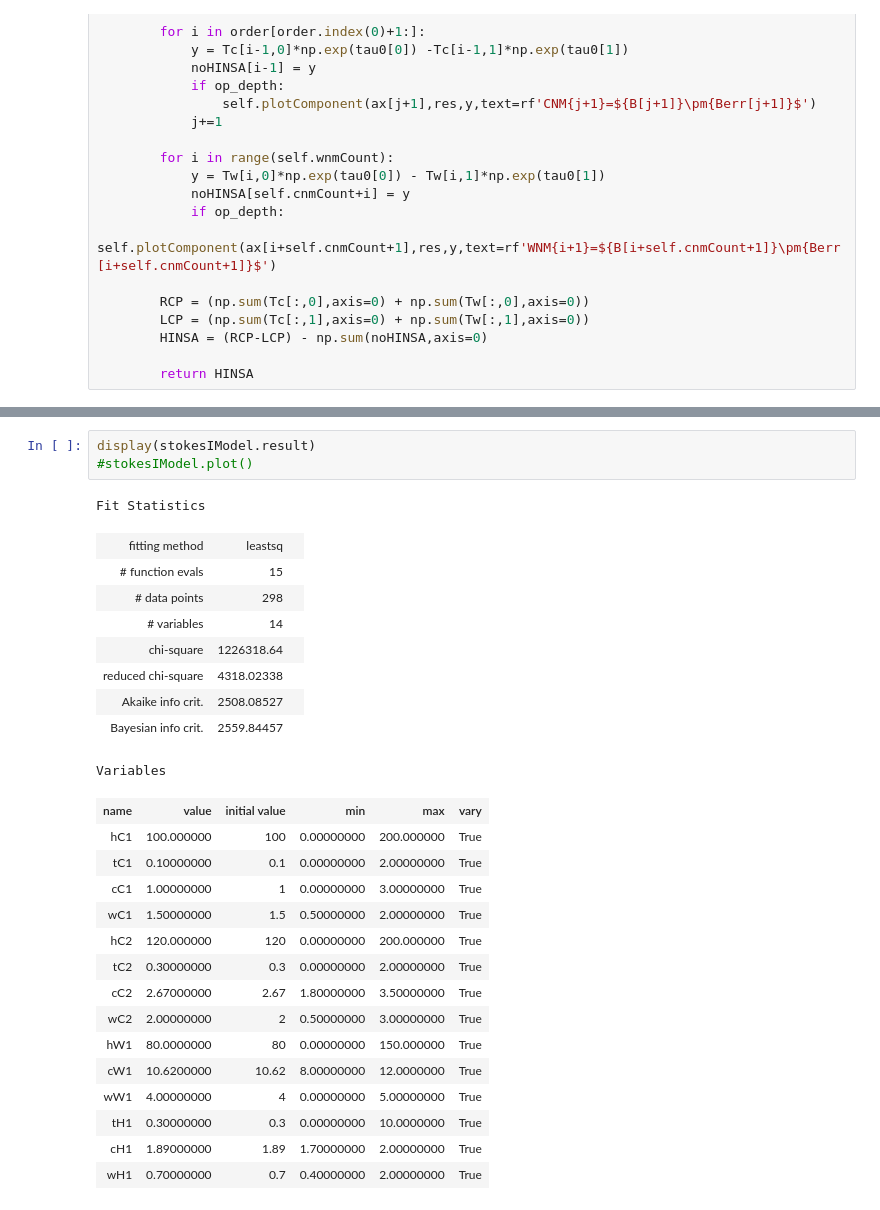
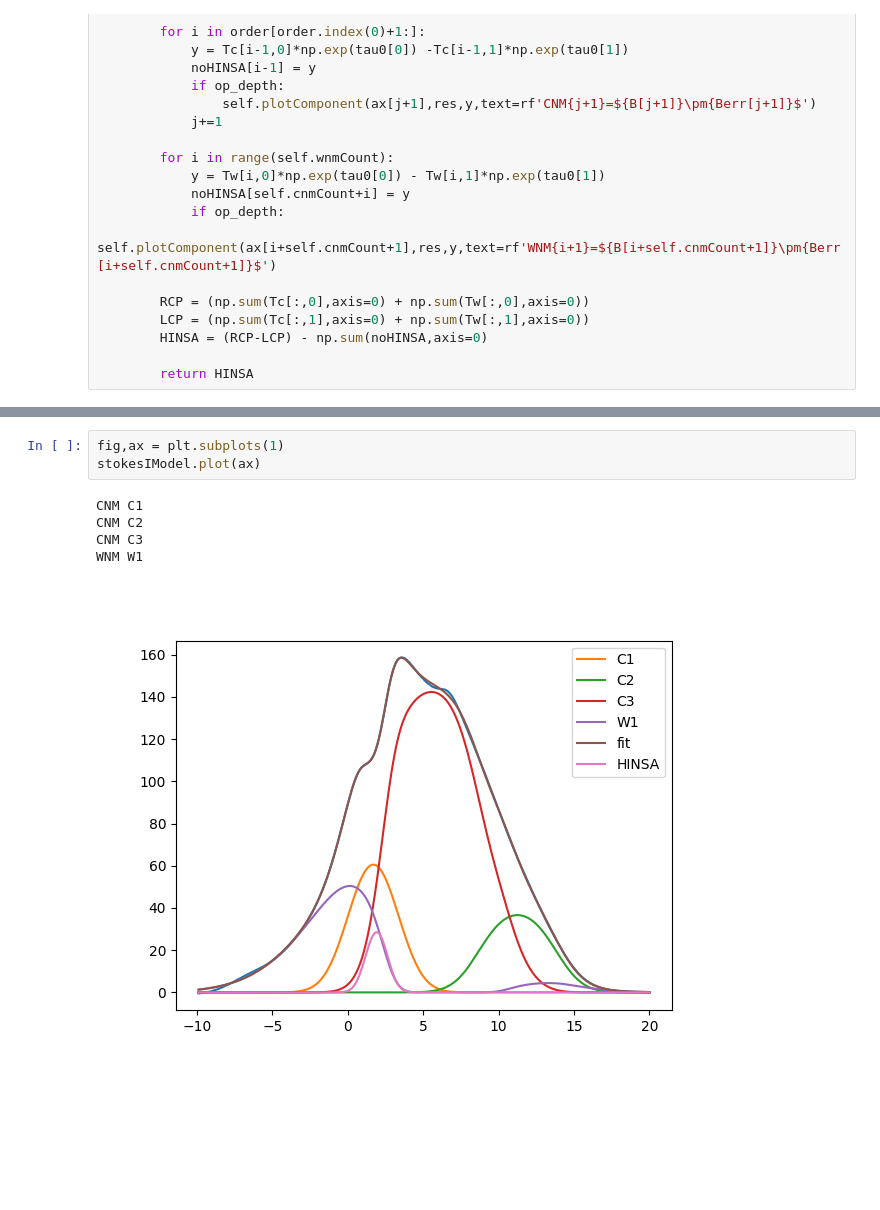
Before and after one commit to UjwalReddy267/ZeemanStokes, a Jupyter notebook: autofit.ipynb, the cells around one changed output, grey strips where cells are left out. Drawn from its saved outputs; the diff is of its cells as text; blank space fills up the shorter version.

```diff
--- a/autofit.ipynb
+++ b/autofit.ipynb
@@ -431,32 +463,12 @@ Fit succeeded. Could not estimate error-bars.
-# %%
-display(stokesIModel.result)
-#stokesIModel.plot()
-# %% [output]
-Fit Statistics
-| fitting method | leastsq |  |
-| # function evals | 15 |  |
-| # data points | 298 |  |
-| # variables | 14 |  |
-| chi-square | 1226318.64 |  |
-| reduced chi-square | 4318.02338 |  |
-| Akaike info crit. | 2508.08527 |  |
-| Bayesian info crit. | 2559.84457 |  |
-Variables
-| name | value | initial value | min | max | vary |
-| hC1 | 100.000000 | 100 | 0.00000000 | 200.000000 | True |
-| tC1 | 0.10000000 | 0.1 | 0.00000000 | 2.00000000 | True |
-| cC1 | 1.00000000 | 1 | 0.00000000 | 3.00000000 | True |
-| wC1 | 1.50000000 | 1.5 | 0.50000000 | 2.00000000 | True |
-| hC2 | 120.000000 | 120 | 0.00000000 | 200.000000 | True |
-| tC2 | 0.30000000 | 0.3 | 0.00000000 | 2.00000000 | True |
-| cC2 | 2.67000000 | 2.67 | 1.80000000 | 3.50000000 | True |
-| wC2 | 2.00000000 | 2 | 0.50000000 | 3.00000000 | True |
-| hW1 | 80.0000000 | 80 | 0.00000000 | 150.000000 | True |
-| cW1 | 10.6200000 | 10.62 | 8.00000000 | 12.0000000 | True |
-| wW1 | 4.00000000 | 4 | 0.00000000 | 5.00000000 | True |
-| tH1 | 0.30000000 | 0.3 | 0.00000000 | 10.0000000 | True |
-| cH1 | 1.89000000 | 1.89 | 1.70000000 | 2.00000000 | True |
-| wH1 | 0.70000000 | 0.7 | 0.40000000 | 2.00000000 | True |
+# %%
+fig,ax = plt.subplots(1)
+stokesIModel.plot(ax)
+# %% [output]
+CNM C1
+CNM C2
+CNM C3
+WNM W1
+[figure, added]
 # %%
 stkVModel = stokes_V(stokesIModel,stk_v)
 stkVModel.addParams([0.02,-0.01,0.01,0.002,0.01,0.05,0.00034],
```
Also changed, not shown: parts of 5 cells of this notebook.
